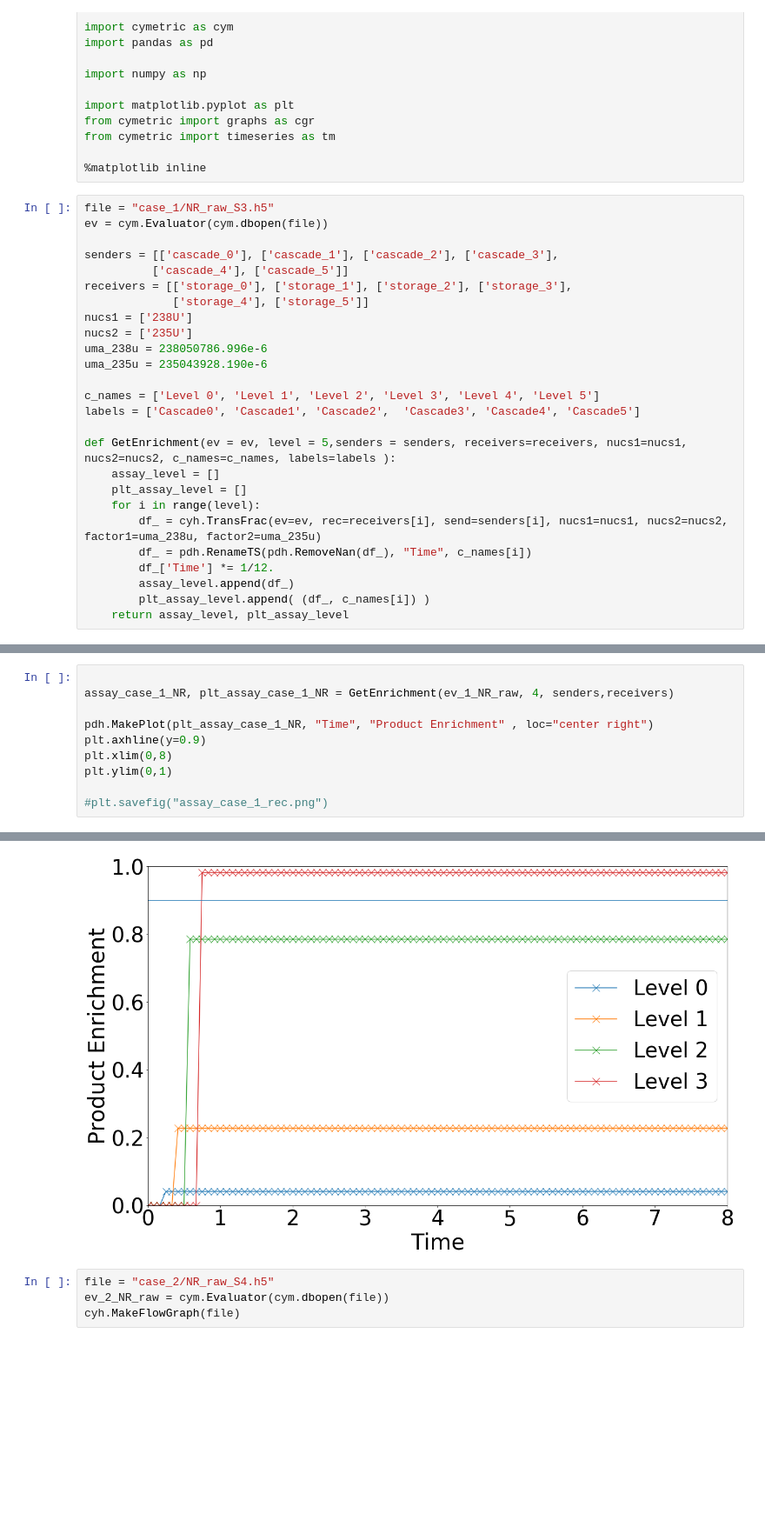
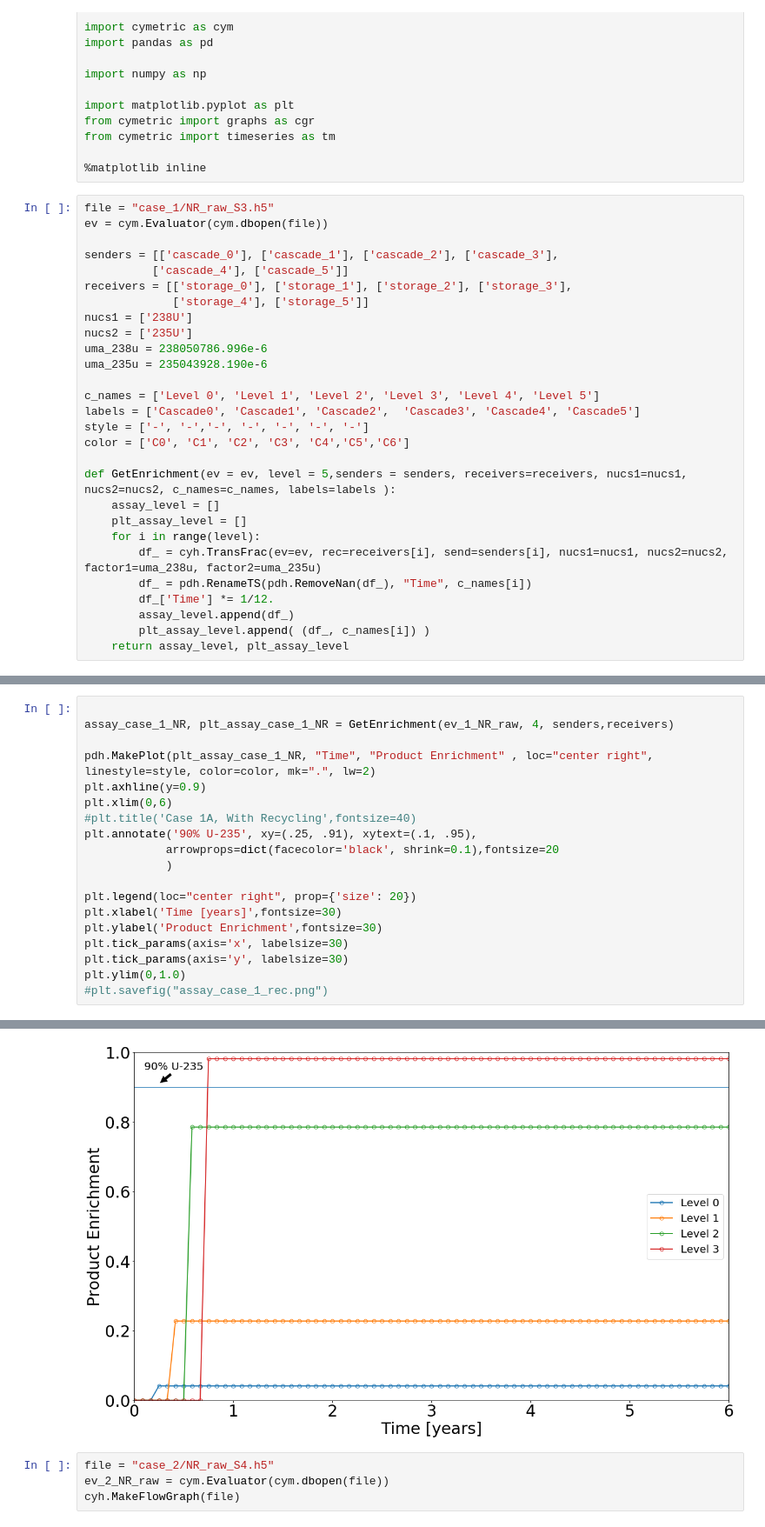
Before and after one commit to bam241/enrich_inmm, a Jupyter notebook: NR_raw_analysis.ipynb, the cells around one changed output, grey strips where cells are left out. Shown: that part at 87% size. Saved outputs shown, nothing was run; the diff lists cells and outputs as text; blank space fills up the shorter version.

```diff
--- a/NR_raw_analysis.ipynb
+++ b/NR_raw_analysis.ipynb
@@ -31,6 +31,8 @@ uma_235u = 235043928.190e-6
 
 c_names = ['Level 0', 'Level 1', 'Level 2', 'Level 3', 'Level 4', 'Level 5']
 labels = ['Cascade0', 'Cascade1', 'Cascade2',  'Cascade3', 'Cascade4', 'Cascade5']
+style = ['-', '-','-', '-', '-', '-', '-']
+color = ['C0', 'C1', 'C2', 'C3', 'C4','C5','C6']
 
 def GetEnrichment(ev = ev, level = 5,senders = senders, receivers=receivers, nucs1=nucs1, nucs2=nucs2, c_names=c_names, labels=labels ):
     assay_level = []
@@ -52,10 +54,19 @@ cyh.MakeFlowGraph(file)
 
 assay_case_1_NR, plt_assay_case_1_NR = GetEnrichment(ev_1_NR_raw, 4, senders,receivers)
 
-pdh.MakePlot(plt_assay_case_1_NR, "Time", "Product Enrichment" , loc="center right")
+pdh.MakePlot(plt_assay_case_1_NR, "Time", "Product Enrichment" , loc="center right", linestyle=style, color=color, mk=".", lw=2)
 plt.axhline(y=0.9)
-plt.xlim(0,8)
-plt.ylim(0,1)
+plt.xlim(0,6)
+#plt.title('Case 1A, With Recycling',fontsize=40)
+plt.annotate('90% U-235', xy=(.25, .91), xytext=(.1, .95),
+            arrowprops=dict(facecolor='black', shrink=0.1),fontsize=20
+            )
 
+plt.legend(loc="center right", prop={'size': 20})
+plt.xlabel('Time [years]',fontsize=30)
+plt.ylabel('Product Enrichment',fontsize=30)
+plt.tick_params(axis='x', labelsize=30)
+plt.tick_params(axis='y', labelsize=30)
+plt.ylim(0,1.0)
 #plt.savefig("assay_case_1_rec.png")
 # %% [output]
@@ -63,4 +74,4 @@ plt.ylim(0,1)
-[figure, old version]
+[figure, new version]
 # %%
 file = "case_2/NR_raw_S4.h5"
 ev_2_NR_raw = cym.Evaluator(cym.dbopen(file))
```
Also changed, not shown: parts of 5 cells of this notebook, 26 other files.
